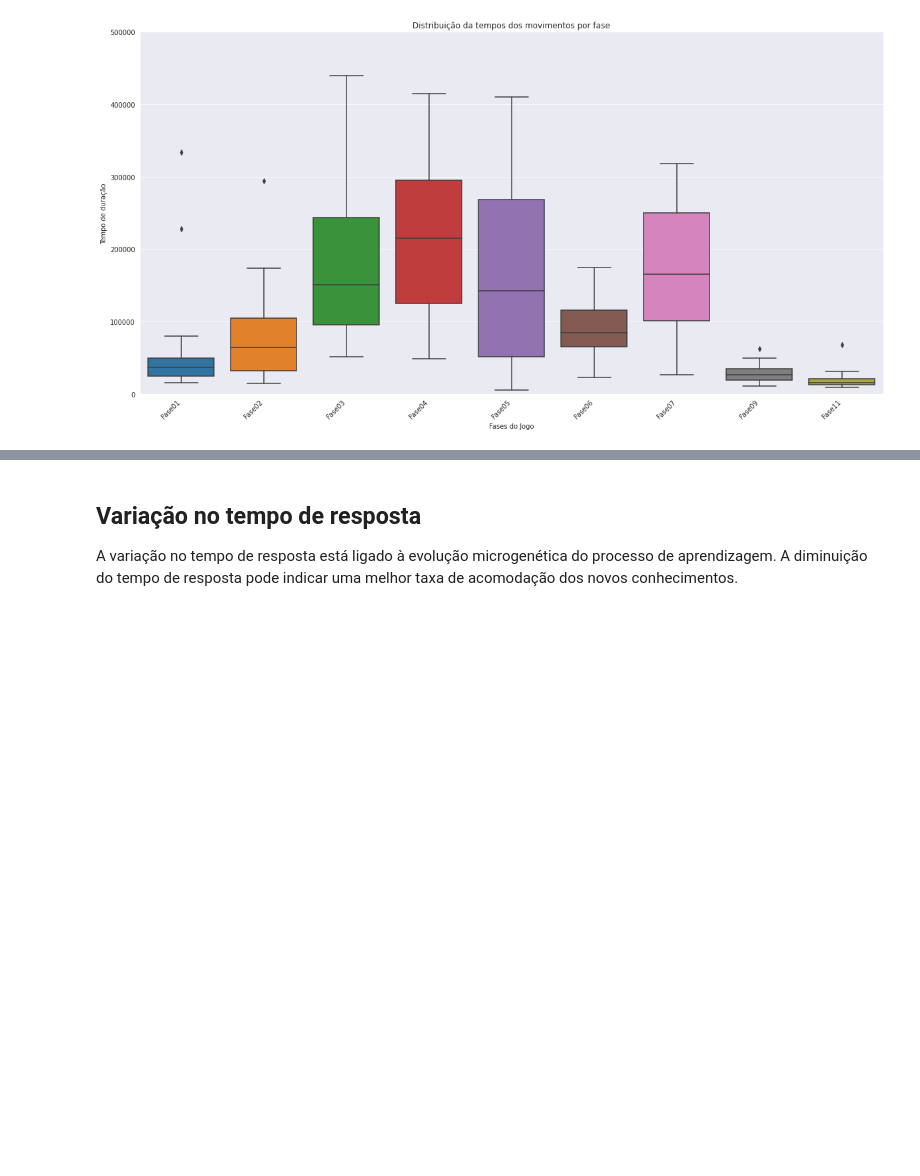
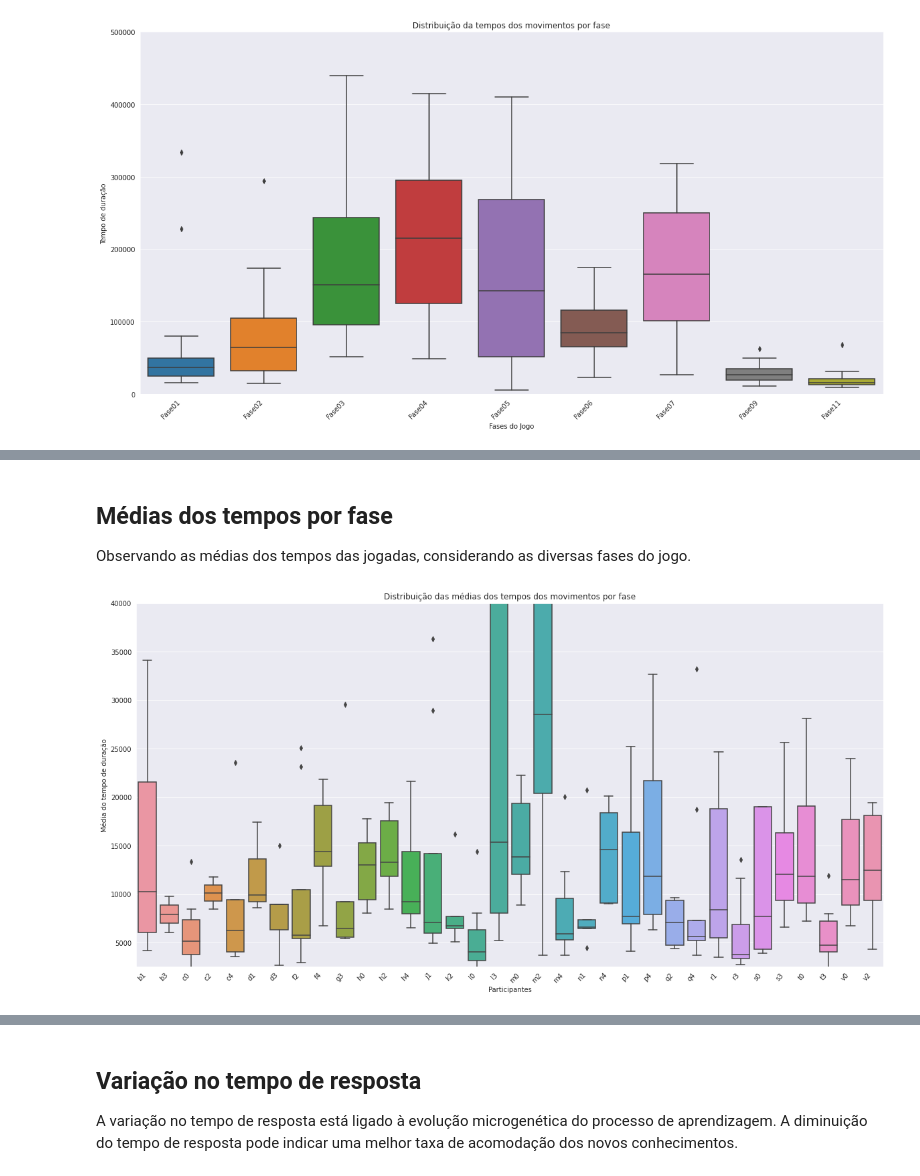
Before and after one commit to labase/data_edu, a Jupyter notebook: ipnb/organelas.ipynb, the cells around one changed output, grey strips where cells are left out. Saved outputs shown, nothing was run; the diff lists cells and outputs as text; code cells hidden in the pictures; blank space fills up the shorter version.

```diff
--- a/ipnb/organelas.ipynb
+++ b/ipnb/organelas.ipynb
@@ -230,0 +285,15 @@ ds
+# %% [markdown]
+## Médias dos tempos por fase
+Observando as médias dos tempos das jogadas, considerando as diversas fases do jogo.
+# %%
+ds = df.groupby(['doc_id', 'casa'])['movetime'].mean().reset_index()
+import seaborn as sns
+import matplotlib.pyplot as plt
+chart = sns.boxplot(x="doc_id", y="movetime", data=ds)
+chart.set(
+    title='Distribuição das médias dos tempos dos movimentos por fase', ylabel='Média do tempo de duração', xlabel='Participantes')
+chart.set_xticklabels(chart.get_xticklabels(), rotation=45, horizontalalignment='right')
+chart.set(ylim=(2500, 40000))
+plt.gcf().set_size_inches(20, 10)
+# %% [output]
+[figure, added]
```
Also changed, not shown: parts of 25 cells of this notebook, 1 other file.
